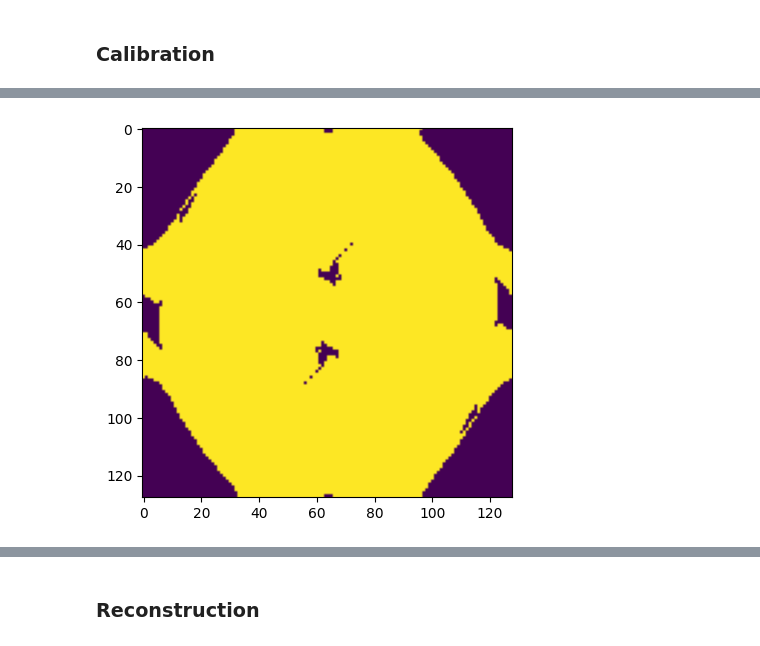
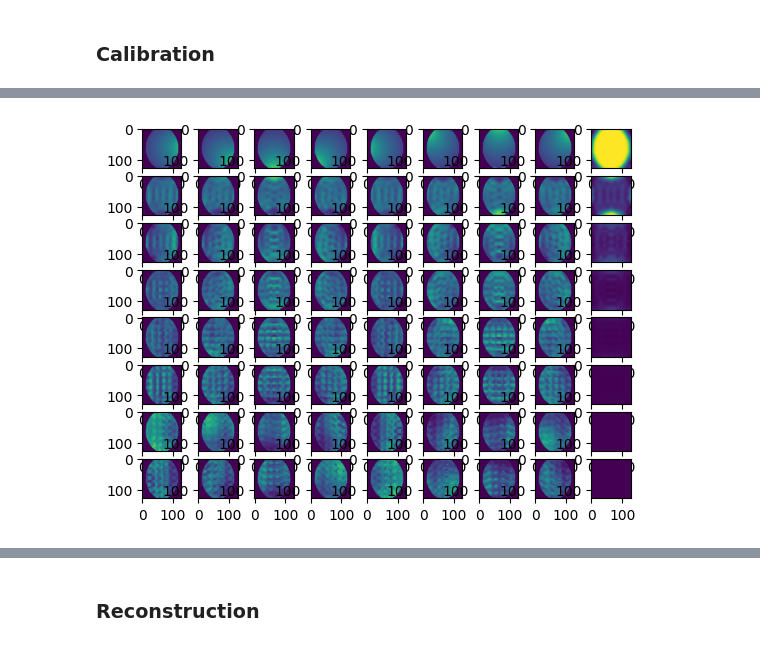
Before and after one commit to cnmy-ro/roci, a Jupyter notebook: algorithms/espirit/Demo.ipynb, the cells around one changed output, grey strips where cells are left out. Saved outputs shown, nothing was run; the diff lists cells and outputs as text; code cells hidden in the pictures.

Commit message:
Bug fix in ESPIRiT

```diff
--- a/algorithms/espirit/Demo.ipynb
+++ b/algorithms/espirit/Demo.ipynb
@@ -133,10 +119,2 @@ plt.show()
 # %% [markdown]
 ### Calibration
-# %%
-# Baseline
-esp_maps = sigpy.mri.app.EspiritCalib(kspace.numpy(), calib_width=24, thresh=0.02, kernel_width=6, crop=0.95).run()
-
-fig, axs = plt.subplots(1,NUM_COILS)
-for chan in range(NUM_COILS):
-    axs[chan].imshow(np.abs(esp_maps[chan]))
-plt.show()
@@ -145,84 +121,11 @@ plt.show()
 # %%
-def espirit_calib(kspace, calib_region_size=24, num_csm_components=1):
 
-    # Build the Block-Hankel calib matrix
-    kernel_size = 6
-    ksp_center = SIZE // 2
-    A = torch.empty((calib_region_size**2, kernel_size**2 * NUM_COILS)) # Shape (calib_region_size**2, kernel_size**2 * num_coils)
-    for i in range(calib_region_size):
-        for j in range(calib_region_size):
-            row_start = ksp_center - calib_region_size//2 + i
-            col_start = ksp_center - calib_region_size//2 + j
-            row_end, col_end = row_start + kernel_size, col_start + kernel_size
-            calib_matrix_row = kspace[:, row_start:row_end, col_start:col_end].reshape((NUM_COILS, kernel_size**2)).flatten()
-            A[calib_region_size*i + j] = calib_matrix_row.clone()
+espirit_maps, eigenvalues = espirit_calib(kspace, calib_size=24, kernel_size=6, nullspace_cutoff=0.02, eigenvalue_thresh=0.95)
 
-    # SVD to compute V
-    U, S, VH = torch.linalg.svd(A, full_matrices=False)
-    V = VH.conj().T
-
-    # # DEBUG
-    # plt.imshow(A.abs()); plt.show()
-    # plt.imshow(V.abs()); plt.show()
-    # plt.plot(S); plt.show()
-
-
-    # Extract V-parallel
-    cutoff = 0.02
-    num_kernels = S[S/S.max() > cutoff].shape[0]
-    V_parallel = V[:, :num_kernels]
-    print("Num kernels:", num_kernels)
-
-    # Build Gq matrices for each spatial location q
-    kernels = torch.empty((num_kernels, NUM_COILS, kernel_size, kernel_size))
-    for k in range(num_kernels):
-        for c in range(NUM_COILS):
-            offset = c * kernel_size**2
-            kernels[k, c] = V_parallel[ offset : offset + kernel_size**2, k ].reshape((kernel_size, kernel_size)).clone()
-    pad_before, pad_after = SIZE//2 - kernel_size//2, SIZE//2 - kernel_size//2
-    kernels = torch.nn.functional.pad(kernels, pad=(pad_before, pad_after, pad_before, pad_after, 0, 0, 0, 0), mode='constant', value=0)
-    print(kernels.shape, kspace.shape)
-    kernel_images = ifft2c(kernels)
-    kernel_images = kernel_images * SIZE**2 / kernel_size**2
-    Gq = kernel_images.reshape(num_kernels, NUM_COILS, SIZE**2).permute((2,0,1)) # Shape (rows*cols, num_kernels, num_coils)
-    print(Gq.shape)
-
-
-    # Eigendecompose GqH.Gq matrices
-    GqHGq = torch.bmm(Gq.conj().permute(0,2,1), Gq) # Shape (rows*cols, num_coils, num_coils)
-    # GqHGq = GqHGq * SIZE**2 / kernel_size**2
-    eigenvalues, eigenvectors = torch.linalg.eig(GqHGq)
-    eigenvalues = eigenvalues.abs()
-    eigenvectors = eigenvectors / torch.norm(eigenvectors, p=2, dim=[1], keepdim=True) # Normalize the vectors to unit norm
-    print(eigenvalues.min(), eigenvalues.max()) # TODO: All values are way smaller than 1. Should be 1 in foreground. Fix this.
-
-
-    eigenvalue_thresh = 2e-2 # TODO: should be around 0.9
-    body_mask = eigenvalues[:,0].reshape((SIZE,SIZE)) > eigenvalue_thresh
-    plt.imshow(body_mask); plt.show()
-    # plt.hist(eigenvalues[:,0]); plt.show()
-
-
-    # DEBUG
-    # mps *= xp.conj(mps[0] / xp.abs(mps[0]))
-    num_components = NUM_COILS
-    fig, axs = plt.subplots(num_components,NUM_COILS+1)
-    for comp in range(num_components):
-        for chan in range(NUM_COILS):
-            maps = eigenvectors[:,chan,comp].reshape((SIZE,SIZE))
-            axs[comp][chan].imshow(maps.abs())
-        axs[comp][chan+1].imshow(eigenvalues[:,comp].reshape((SIZE,SIZE)).abs(), vmax=eigenvalues.max())
-    plt.show()
-
-
-    # Select required CSM omponents. Actual CSM is the dominant component with eigenvalue=1.
-    csm_components = []
-    for component in range(num_csm_components):
-        csm_component = eigenvectors[:,:,component]   # Shape (rows*cols, num_coils)
-        csm_component = csm_component.T.reshape(NUM_COILS, SIZE, SIZE) # Shape (num_coils, rows, cols)
-        csm_components.append(csm_component)
-    return csm_components
-
-
-csm_components = espirit_calib(kspace, calib_region_size=24, num_csm_components=1)
+fig, axs = plt.subplots(NUM_COILS,NUM_COILS+1)
+for comp in range(NUM_COILS):
+    for chan in range(NUM_COILS):
+        axs[comp][chan].imshow(espirit_maps[comp][chan].abs(), vmax=1)
+    axs[comp][chan+1].imshow(eigenvalues[:,comp].reshape((SIZE,SIZE)).abs(), vmax=1)
+plt.show()
 # %% [output]
@@ -233 +132 @@ tensor(9.4530e-05) tensor(0.0278)
-[figure, old version]
+[figure, new version]
```
Also changed, not shown: parts of 6 cells of this notebook, 1 other file.
